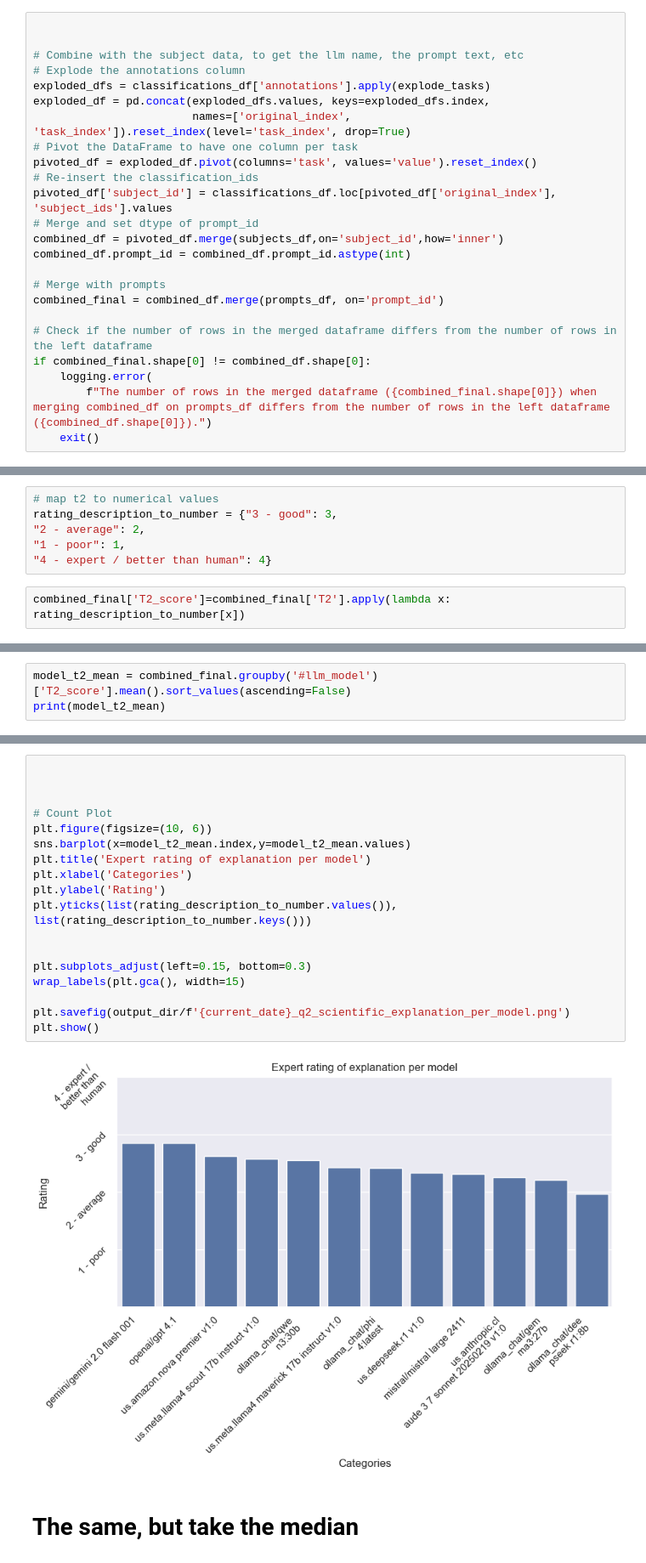
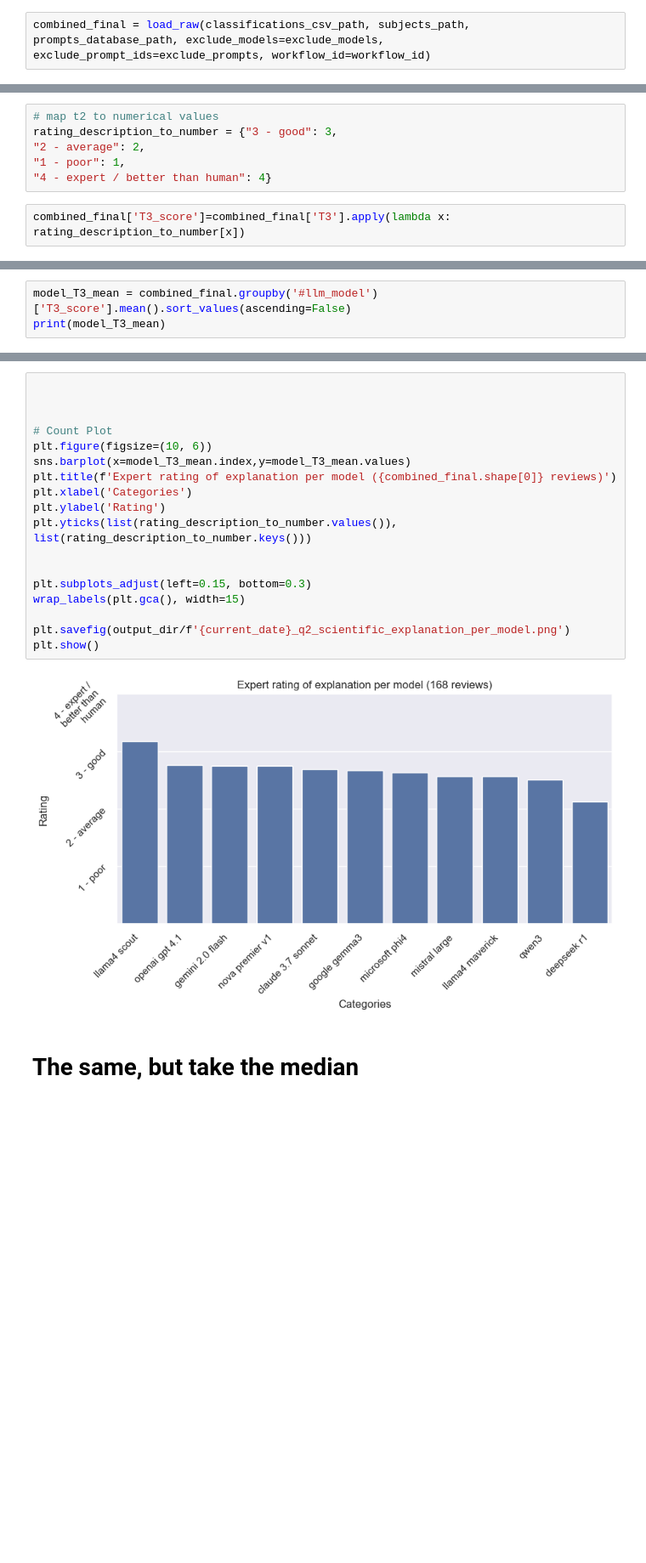
Before and after one commit to tur-ium/unep-life-cycle-assessment-ml-paper-evaluation, a Jupyter notebook: analysis_notebook_q3.ipynb, the cells around one changed output, grey strips where cells are left out. Shown at 85% size. Cells and saved outputs as stored; diff of their text form; blank space fills up the shorter version.

```diff
--- a/analysis_notebook_q3.ipynb
+++ b/analysis_notebook_q3.ipynb
@@ -96,24 +41,2 @@ Name: count, dtype: int64
 # %%
-
-
-# Combine with the subject data, to get the llm name, the prompt text, etc
-# Explode the annotations column
-exploded_dfs = classifications_df['annotations'].apply(explode_tasks)
-exploded_df = pd.concat(exploded_dfs.values, keys=exploded_dfs.index,
-                        names=['original_index', 'task_index']).reset_index(level='task_index', drop=True)
-# Pivot the DataFrame to have one column per task
-pivoted_df = exploded_df.pivot(columns='task', values='value').reset_index()
-# Re-insert the classification_ids
-pivoted_df['subject_id'] = classifications_df.loc[pivoted_df['original_index'], 'subject_ids'].values
-# Merge and set dtype of prompt_id
-combined_df = pivoted_df.merge(subjects_df,on='subject_id',how='inner')
-combined_df.prompt_id = combined_df.prompt_id.astype(int)
-
-# Merge with prompts
-combined_final = combined_df.merge(prompts_df, on='prompt_id')
-
-# Check if the number of rows in the merged dataframe differs from the number of rows in the left dataframe
-if combined_final.shape[0] != combined_df.shape[0]:
-    logging.error(
-        f"The number of rows in the merged dataframe ({combined_final.shape[0]}) when merging combined_df on prompts_df differs from the number of rows in the left dataframe ({combined_df.shape[0]}).")
-    exit()
+combined_final = load_raw(classifications_csv_path, subjects_path, prompts_database_path, exclude_models=exclude_models, exclude_prompt_ids=exclude_prompts, workflow_id=workflow_id)
@@ -157,7 +62,7 @@ rating_description_to_number = {"3 - good": 3,
 "1 - poor": 1,
 "4 - expert / better than human": 4}
 # %%
-combined_final['T2_score']=combined_final['T2'].apply(lambda x: rating_description_to_number[x])
+combined_final['T3_score']=combined_final['T3'].apply(lambda x: rating_description_to_number[x])
 # %%
 combined_final.columns
 # %% [output]
@@ -211,5 +113,5 @@ q2_by_model
 # %%
-model_t2_mean = combined_final.groupby('#llm_model')['T2_score'].mean().sort_values(ascending=False)
-print(model_t2_mean)
+model_T3_mean = combined_final.groupby('#llm_model')['T3_score'].mean().sort_values(ascending=False)
+print(model_T3_mean)
 # %% [output]
 #llm_model
@@ -229,23 +130,23 @@ Name: T2_score, dtype: float64
 # %%
 
 
 
 # Count Plot
 plt.figure(figsize=(10, 6))
-sns.barplot(x=model_t2_mean.index,y=model_t2_mean.values)
-plt.title('Expert rating of explanation per model')
+sns.barplot(x=model_T3_mean.index,y=model_T3_mean.values)
+plt.title(f'Expert rating of explanation per model ({combined_final.shape[0]} reviews)')
 plt.xlabel('Categories')
 plt.ylabel('Rating')
 plt.yticks(list(rating_description_to_number.values()), list(rating_description_to_number.keys()))
 
 
 plt.subplots_adjust(left=0.15, bottom=0.3)
 wrap_labels(plt.gca(), width=15)
 
 plt.savefig(output_dir/f'{current_date}_q2_scientific_explanation_per_model.png')
 plt.show()
 # %% [output]
-[figure, old version]
+[figure, new version]
 # %% [markdown]
 # The same, but take the median
 # %%
```
Also changed, not shown: parts of 26 cells of this notebook, 5 other files.
